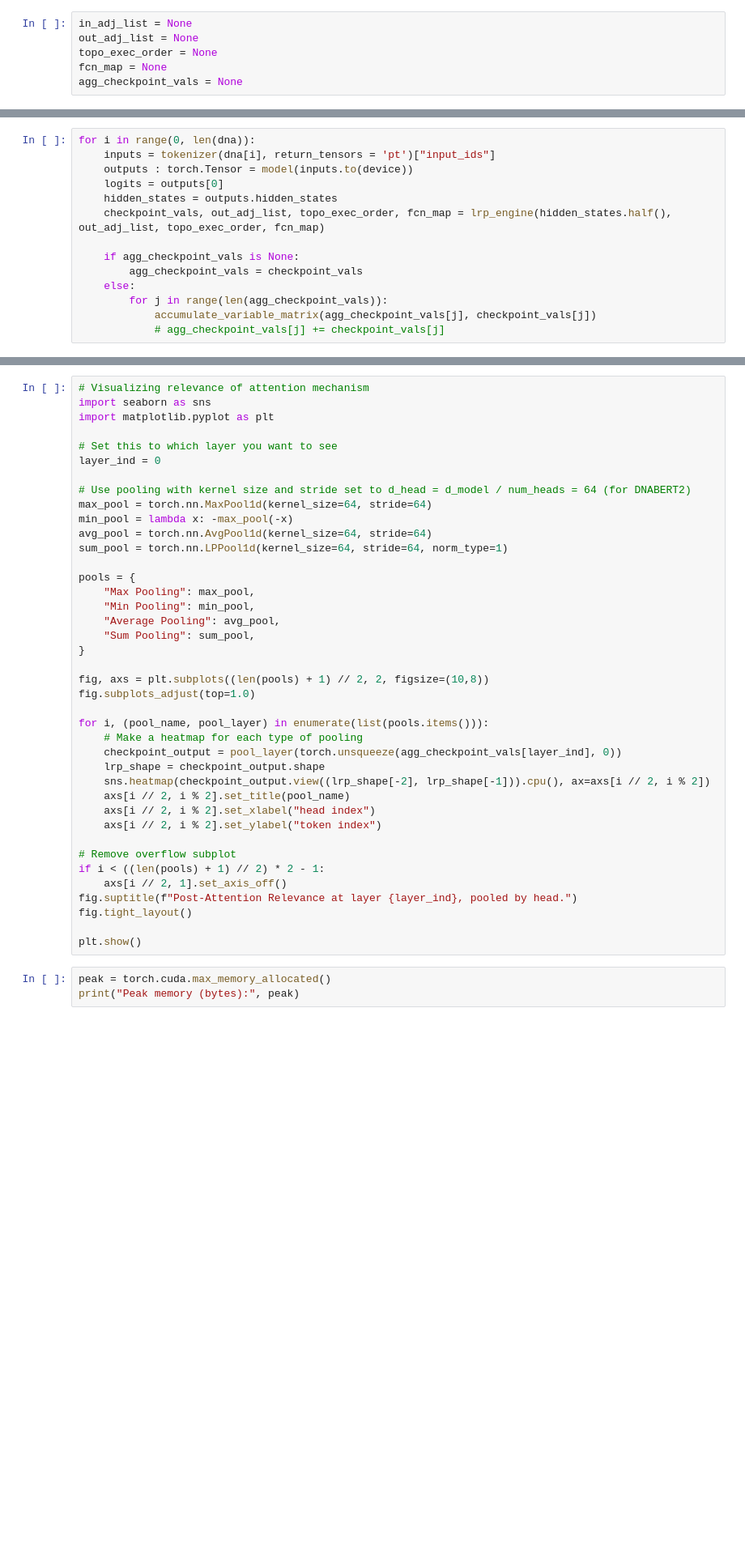
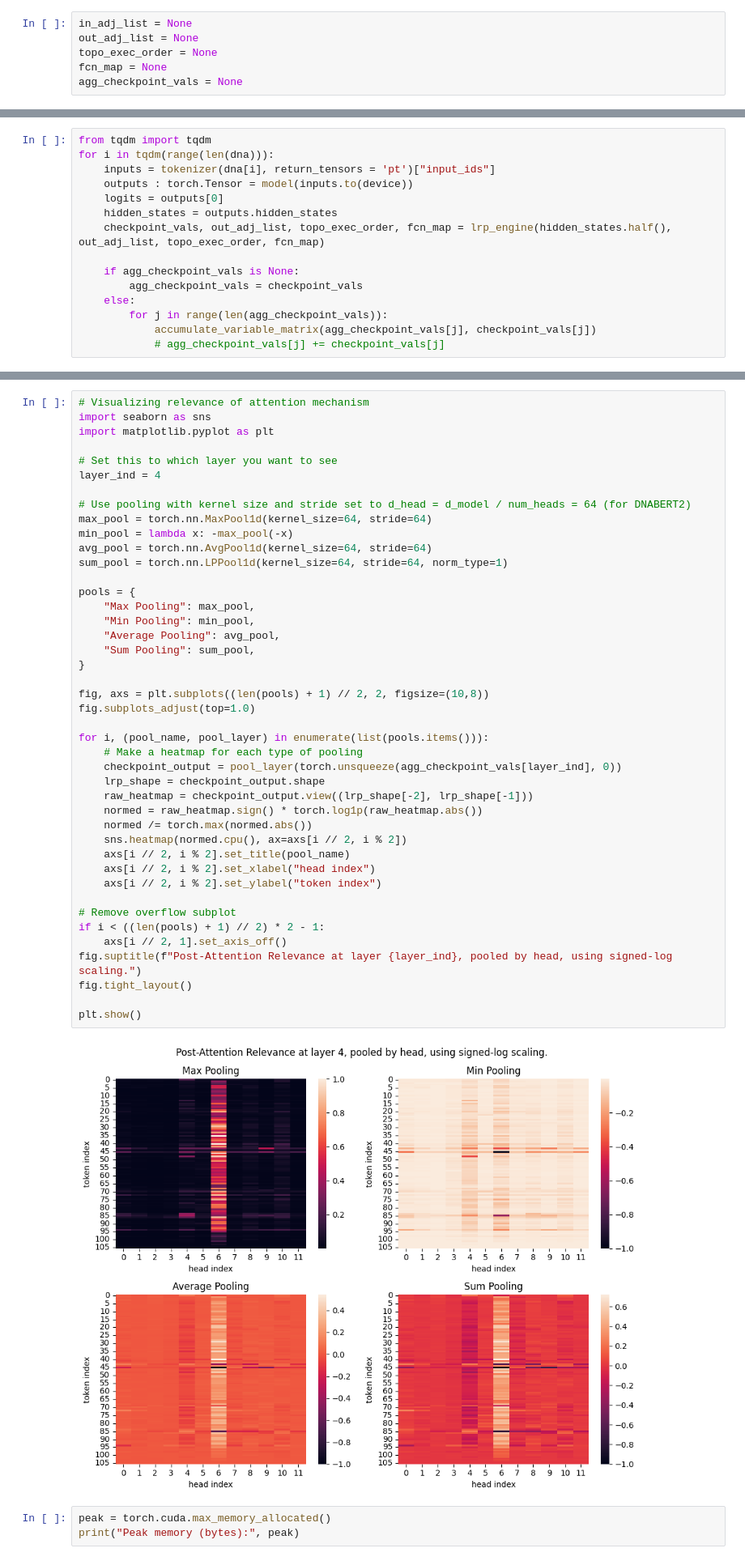
Before and after one commit to keeinlev/dynamicLRP, a Jupyter notebook: dnabert2_gue.ipynb, the cells around one changed output, grey strips where cells are left out. Shown: that part at 81% size. Cells and saved outputs as stored; diff of their text form; blank space fills up the shorter version.

```diff
--- a/dnabert2_gue.ipynb
+++ b/dnabert2_gue.ipynb
@@ -102,7 +101,8 @@ def accumulate_variable_matrix(accumulator, new_matrix):
     accumulator += new_matrix
     return accumulator
 # %%
-for i in range(0, len(dna)):
+from tqdm import tqdm
+for i in tqdm(range(len(dna))):
     inputs = tokenizer(dna[i], return_tensors = 'pt')["input_ids"]
     outputs : torch.Tensor = model(inputs.to(device))
     logits = outputs[0]
@@ -144,40 +123,45 @@ import seaborn as sns
 import matplotlib.pyplot as plt
 
 # Set this to which layer you want to see
-layer_ind = 0
+layer_ind = 4
 
 # Use pooling with kernel size and stride set to d_head = d_model / num_heads = 64 (for DNABERT2)
 max_pool = torch.nn.MaxPool1d(kernel_size=64, stride=64)
 min_pool = lambda x: -max_pool(-x)
 avg_pool = torch.nn.AvgPool1d(kernel_size=64, stride=64)
 sum_pool = torch.nn.LPPool1d(kernel_size=64, stride=64, norm_type=1)
 
 pools = {
     "Max Pooling": max_pool,
     "Min Pooling": min_pool,
     "Average Pooling": avg_pool,
     "Sum Pooling": sum_pool,
 }
 
 fig, axs = plt.subplots((len(pools) + 1) // 2, 2, figsize=(10,8))
 fig.subplots_adjust(top=1.0)
 
 for i, (pool_name, pool_layer) in enumerate(list(pools.items())):
     # Make a heatmap for each type of pooling
     checkpoint_output = pool_layer(torch.unsqueeze(agg_checkpoint_vals[layer_ind], 0))
     lrp_shape = checkpoint_output.shape
-    sns.heatmap(checkpoint_output.view((lrp_shape[-2], lrp_shape[-1])).cpu(), ax=axs[i // 2, i % 2])
+    raw_heatmap = checkpoint_output.view((lrp_shape[-2], lrp_shape[-1]))
+    normed = raw_heatmap.sign() * torch.log1p(raw_heatmap.abs())
+    normed /= torch.max(normed.abs())
+    sns.heatmap(normed.cpu(), ax=axs[i // 2, i % 2])
     axs[i // 2, i % 2].set_title(pool_name)
     axs[i // 2, i % 2].set_xlabel("head index")
     axs[i // 2, i % 2].set_ylabel("token index")
 
 # Remove overflow subplot
 if i < ((len(pools) + 1) // 2) * 2 - 1:
     axs[i // 2, 1].set_axis_off()
-fig.suptitle(f"Post-Attention Relevance at layer {layer_ind}, pooled by head.")
+fig.suptitle(f"Post-Attention Relevance at layer {layer_ind}, pooled by head, using signed-log scaling.")
 fig.tight_layout()
 
 plt.show()
+# %% [output]
+[figure, added]
 # %%
 peak = torch.cuda.max_memory_allocated()
 print("Peak memory (bytes):", peak)
```
Also changed, not shown: parts of 3 cells of this notebook, 8 other files.
